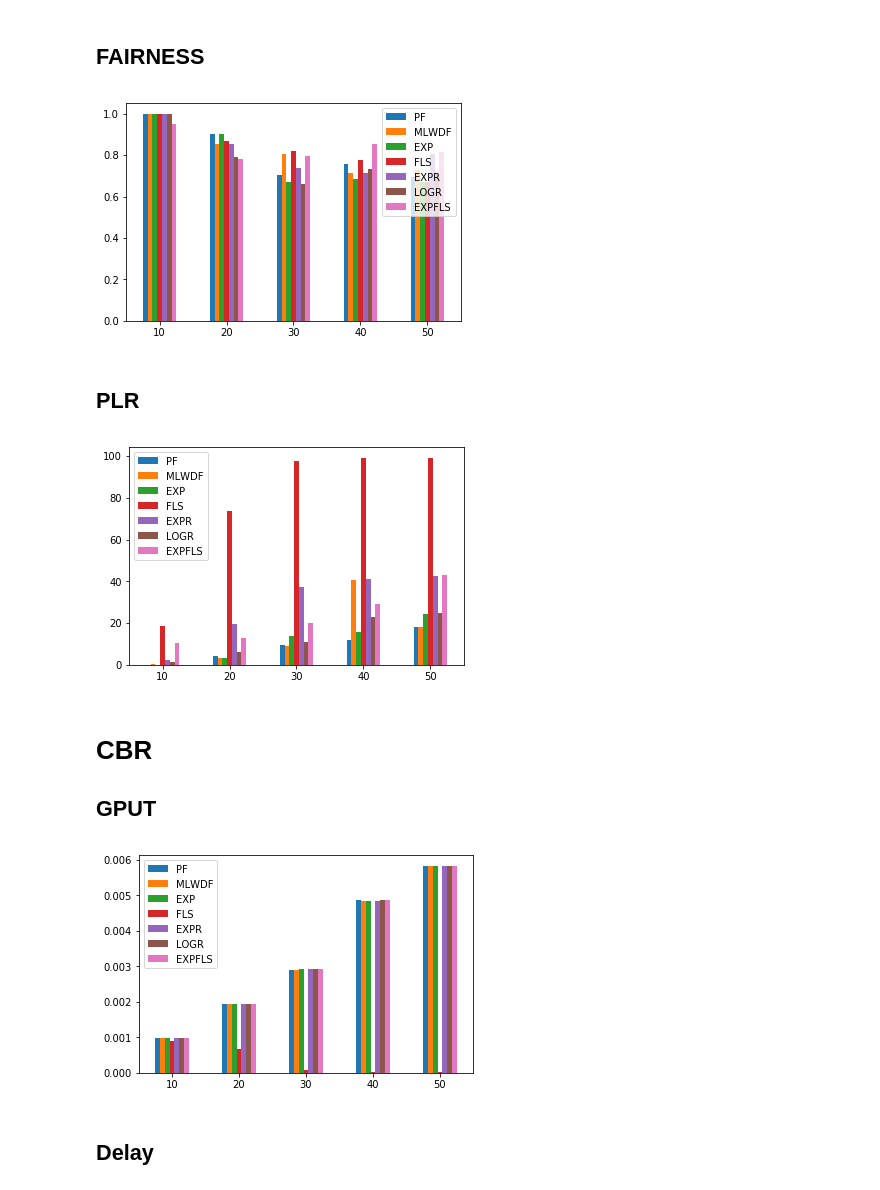
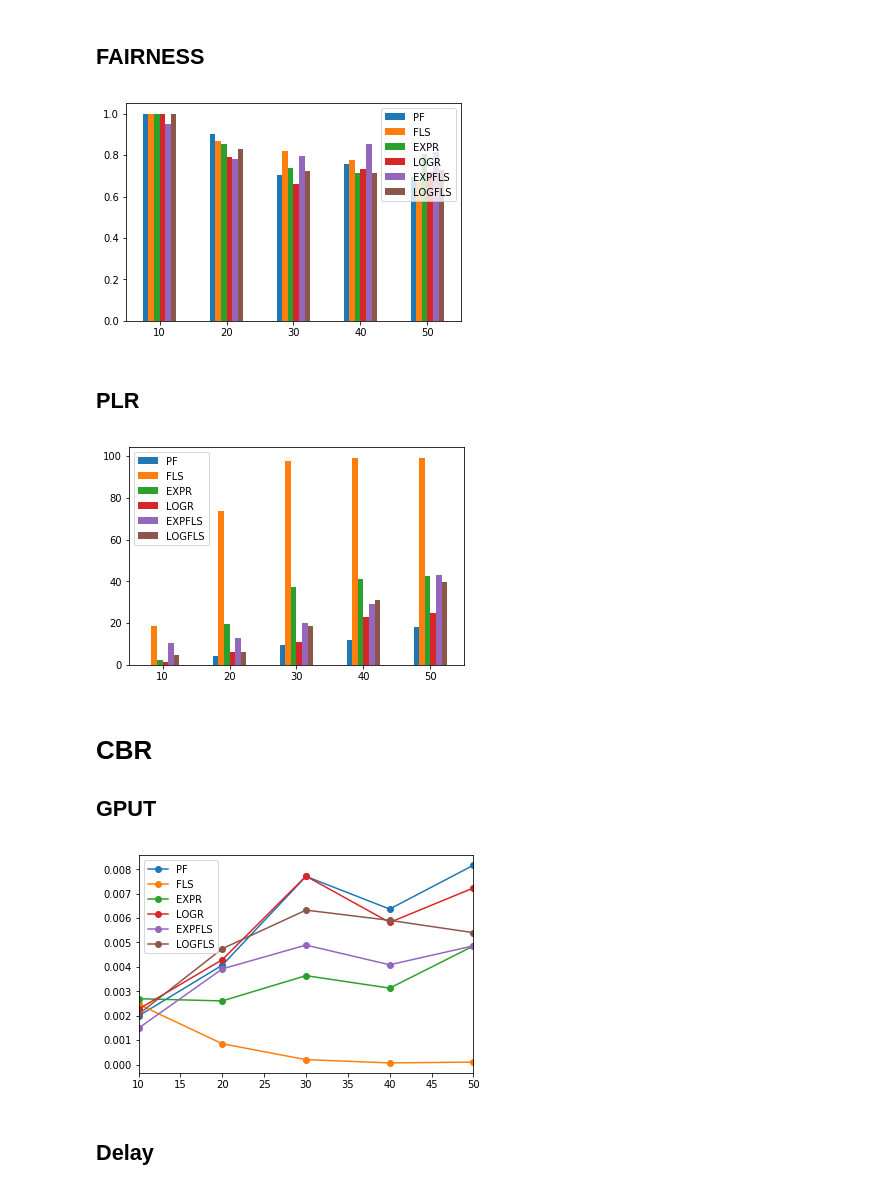
Before and after one commit to gdbranco/lte-sim-dev-new, a Jupyter notebook: myStuff/scripts/P.75_.25WebApp_ConstantPosition.ipynb, the cells around one changed output. Drawn from its saved outputs; the diff is of its cells as text; code cells hidden in the pictures.

```diff
--- a/myStuff/scripts/P.75_.25WebApp_ConstantPosition.ipynb
+++ b/myStuff/scripts/P.75_.25WebApp_ConstantPosition.ipynb
@@ -366,7 +359,7 @@ Parsing file ...Done
 # VIDEO
 ## GPUT
 # %%
-MEGAVIDEO = {1: [], 2: [], 3: [], 4: [], 5: [], 6: [], 7: []}
-for sched in GPUTSVIDEO:
-    MEGAVIDEO[sched] = np.true_divide(GPUTSVIDEO[sched], 1e+6)
+MEGAVIDEO = {1: [], 2: [], 3: [], 4: [], 5: [], 6: [], 7: [], 8: []}
+for sched in metrics["VIDEO"]["GPUTS"]:
+    MEGAVIDEO[sched] = np.true_divide(metrics["VIDEO"]["GPUTS"][sched], 1e+6)
 # %%
@@ -457,7 +454,7 @@ fig.savefig("./pdfs/PacketLossVideo.pdf", bbox_inches='tight')
 # VOIP
 ## GPUT
 # %%
-MEGAVOIP = {1: [], 2: [], 3: [], 4: [], 5: [], 6: [], 7: []}
-for sched in GPUTSVOICE:
-    MEGAVOIP[sched] = np.true_divide(GPUTSVOICE[sched], 1e+6)
+MEGAVOIP = {1: [], 2: [], 3: [], 4: [], 5: [], 6: [], 7: [], 8: []}
+for sched in metrics['VOICE']['GPUTS']:
+    MEGAVOIP[sched] = np.true_divide(metrics['VOICE']['GPUTS'][sched], 1e+6)
 # %%
@@ -521,7 +519,7 @@ fig.savefig("./pdfs/PacketLossVoice.pdf", bbox_inches='tight')
 # WEB
 ## GPUT
 # %%
-MEGAWEB = {1: [], 2: [], 3: [], 4: [], 5: [], 6: [], 7: []}
-for sched in GPUTSWEB:
-    MEGAWEB[sched] = np.true_divide(GPUTSWEB[sched], 1e+6)
+MEGAWEB = {1: [], 2: [], 3: [], 4: [], 5: [], 6: [], 7: [], 8: []}
+for sched in metrics["WEB"]["GPUTS"]:
+    MEGAWEB[sched] = np.true_divide(metrics["WEB"]["GPUTS"][sched], 1e+6)
 # %%
@@ -561,44 +559,44 @@ fig.savefig("./pdfs/JitterWebPF.pdf", bbox_inches='tight')
 # %% [markdown]
 ## FAIRNESS
 # %%
-dfFAIRWEB = pd.DataFrame({'PF': FAIRWEB[1], 'MLWDF': FAIRWEB[2], 'EXP': FAIRWEB[3],
-                            'FLS': FAIRWEB[4], 'EXPR': FAIRWEB[5], 'LOGR': FAIRWEB[6],
-                            'EXPFLS': FAIRWEB[7]},
+dfFAIRWEB = pd.DataFrame({'PF': metrics["WEB"]["FAIR"][1],
+                            'FLS': metrics["WEB"]["FAIR"][4], 'EXPR': metrics["WEB"]["FAIR"][5], 'LOGR': metrics["WEB"]["FAIR"][6],
+                            'EXPFLS': metrics["WEB"]["FAIR"][7], 'LOGFLS': metrics["WEB"]["FAIR"][8]},
                            index=[10,20,30,40,50])
 plot = dfFAIRWEB.plot.bar(rot=0)
 fig = plot.get_figure()
-fig.savefig("./pdfs/FairnessWeb.pdf", bbox_inches='tight')
+fig.savefig(graphicsbase + "FairnessWeb.pdf", bbox_inches='tight')
 # %% [output]
-[figure, old version]
+[figure, new version]
 # %% [markdown]
 ## PLR
 # %%
-dfPLRWEB = pd.DataFrame({'PF': PLRWEB[1], 'MLWDF': PLRWEB[2], 'EXP': PLRWEB[3],
-                            'FLS': PLRWEB[4], 'EXPR': PLRWEB[5], 'LOGR': PLRWEB[6],
-                           'EXPFLS': PLRWEB[7]},
+dfPLRWEB = pd.DataFrame({'PF': metrics["WEB"]["PLR"][1],
+                            'FLS': metrics["WEB"]["PLR"][4], 'EXPR': metrics["WEB"]["PLR"][5], 'LOGR': metrics["WEB"]["PLR"][6],
+                           'EXPFLS': metrics["WEB"]["PLR"][7], 'LOGFLS': metrics["WEB"]["PLR"][8]},
                            index=[10,20,30,40,50])
 plot = dfPLRWEB.plot.bar(rot=0)
 fig = plot.get_figure()
-fig.savefig("./pdfs/PacketLossWeb.pdf", bbox_inches='tight')
+fig.savefig(graphicsbase + "PacketLossWeb.pdf", bbox_inches='tight')
 # %% [output]
-[figure, old version]
+[figure, new version]
 # %% [markdown]
 # CBR
 ## GPUT
 # %%
-MEGACBR = {1: [], 2: [], 3: [], 4: [], 5: [], 6: [], 7: []}
-for sched in GPUTSCBR:
-    MEGACBR[sched] = np.true_divide(GPUTSCBR[sched], 1e+6)
+MEGACBR = {1: [], 2: [], 3: [], 4: [], 5: [], 6: [], 7: [], 8: []}
+for sched in metrics["WEB"]["GPUTS"]:
+    MEGACBR[sched] = np.true_divide(metrics["WEB"]["GPUTS"][sched], 1e+6)
 # %%
-dfGPUTCBR = pd.DataFrame({'PF': MEGACBR[1], 'MLWDF': MEGACBR[2], 'EXP': MEGACBR[3],
+dfGPUTCBR = pd.DataFrame({'PF': MEGACBR[1],
                        'FLS': MEGACBR[4], 'EXPR': MEGACBR[5], 'LOGR': MEGACBR[6],
-                        'EXPFLS': MEGACBR[7]},
+                        'EXPFLS': MEGACBR[7], 'LOGFLS': MEGACBR[8]},
                       index=[10,20,30,40,50])
-plot = dfGPUTCBR.plot.bar(rot=0)
+plot = dfGPUTCBR.plot(rot=0, marker='o')
 fig = plot.get_figure()
-fig.savefig("./pdfs/GPUTCBR.pdf", bbox_inches='tight')
+fig.savefig(graphicsbase + "GPUTCBR.pdf", bbox_inches='tight')
 # %% [output]
-[figure, old version]
+[figure, new version]
 # %% [markdown]
 ## Delay
 # %%
```
Also changed, not shown: parts of 24 cells of this notebook, 23 other files.
